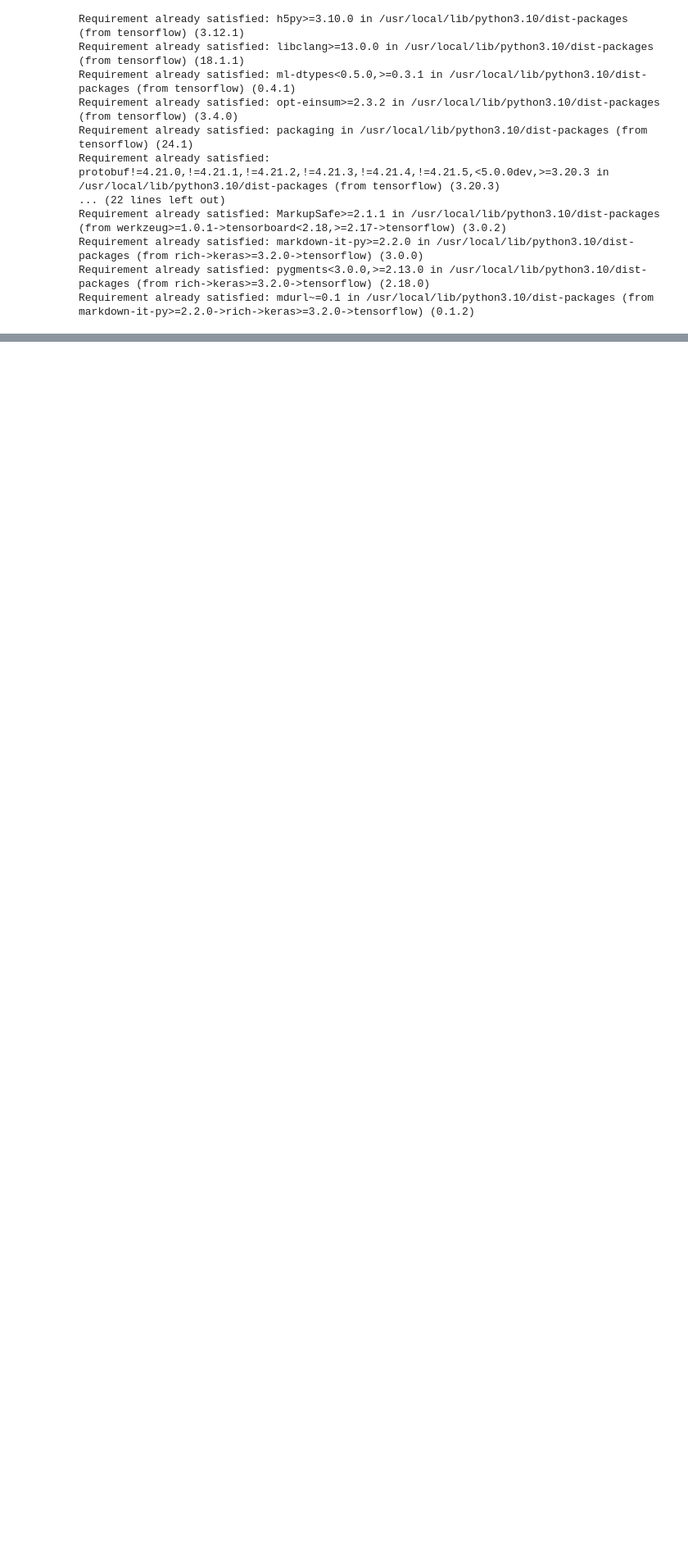
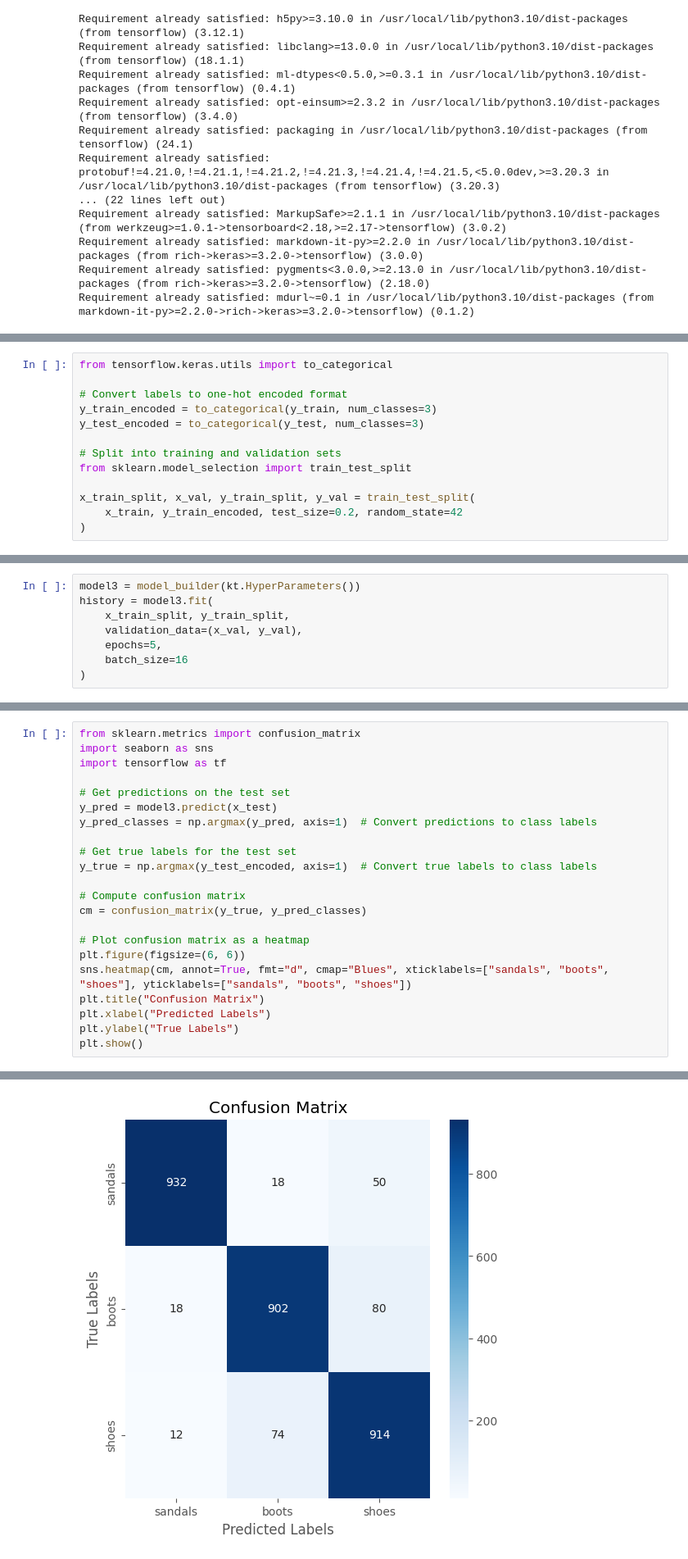
Before and after one commit to gersonviav/cnn_clasification_shoes_sandal_boots, a Jupyter notebook: CNN_MAESTRIA.ipynb, the cells around one changed output, grey strips where cells are left out. Shown at 82% size. Cells and saved outputs as stored; diff of their text form; blank space fills up the shorter version.

```diff
--- a/CNN_MAESTRIA.ipynb
+++ b/CNN_MAESTRIA.ipynb
@@ -1388,0 +1091,13 @@ testY = lb.transform(testY)
+# %%
+from tensorflow.keras.utils import to_categorical
+
+# Convert labels to one-hot encoded format
+y_train_encoded = to_categorical(y_train, num_classes=3)
+y_test_encoded = to_categorical(y_test, num_classes=3)
+
+# Split into training and validation sets
+from sklearn.model_selection import train_test_split
+
+x_train_split, x_val, y_train_split, y_val = train_test_split(
+    x_train, y_train_encoded, test_size=0.2, random_state=42
+)
@@ -1388,0 +1165,8 @@ testY = lb.transform(testY)
+# %%
+model3 = model_builder(kt.HyperParameters())
+history = model3.fit(
+    x_train_split, y_train_split,
+    validation_data=(x_val, y_val),
+    epochs=5,
+    batch_size=16
+)
@@ -1551,0 +1311,23 @@ ValueError: x and y must have same first dimension, but have shapes (50,) and (1
+# %%
+from sklearn.metrics import confusion_matrix
+import seaborn as sns
+import tensorflow as tf
+
+# Get predictions on the test set
+y_pred = model3.predict(x_test)
+y_pred_classes = np.argmax(y_pred, axis=1)  # Convert predictions to class labels
+
+# Get true labels for the test set
+y_true = np.argmax(y_test_encoded, axis=1)  # Convert true labels to class labels
+
+# Compute confusion matrix
+cm = confusion_matrix(y_true, y_pred_classes)
+
+# Plot confusion matrix as a heatmap
+plt.figure(figsize=(6, 6))
+sns.heatmap(cm, annot=True, fmt="d", cmap="Blues", xticklabels=["sandals", "boots", "shoes"], yticklabels=["sandals", "boots", "shoes"])
+plt.title("Confusion Matrix")
+plt.xlabel("Predicted Labels")
+plt.ylabel("True Labels")
+plt.show()
+# %% [output]
@@ -1551,0 +1335 @@ ValueError: x and y must have same first dimension, but have shapes (50,) and (1
+[figure, added]
```
Also changed, not shown: parts of 79 cells of this notebook.
